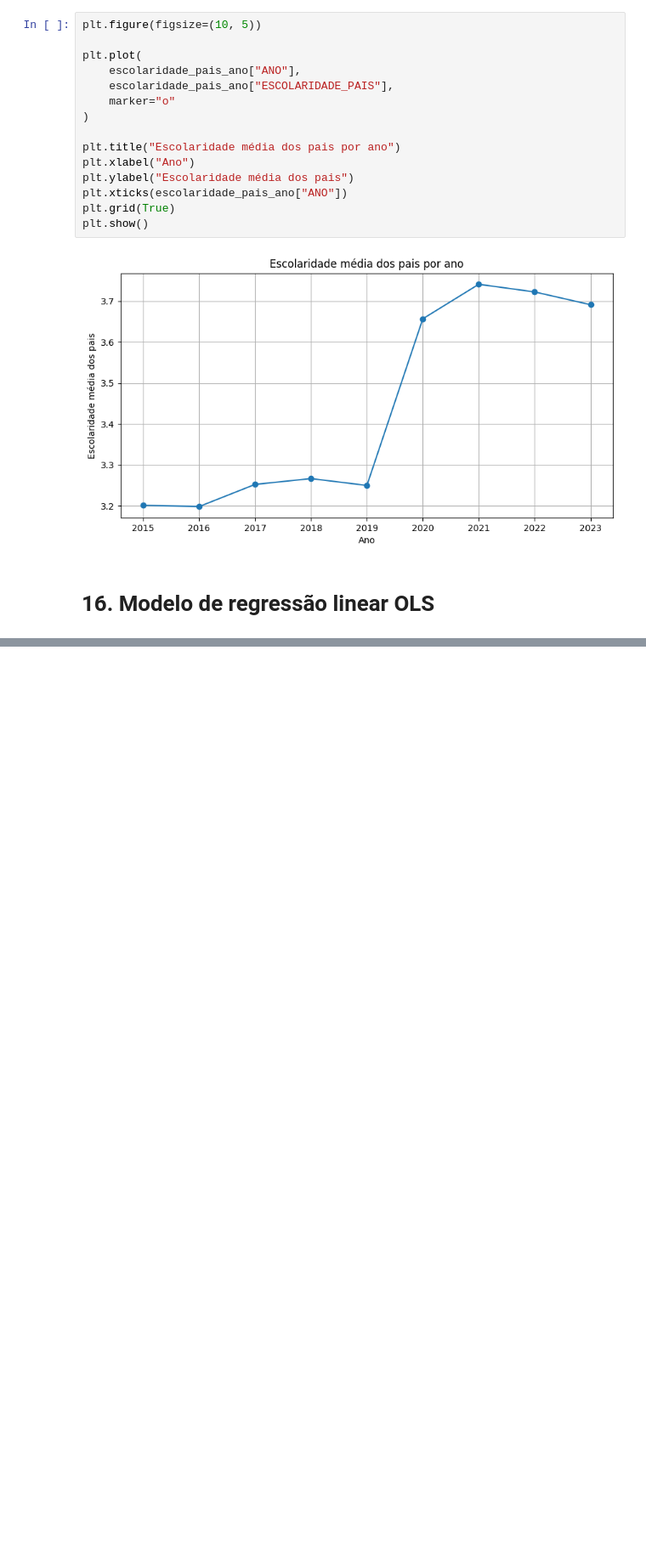
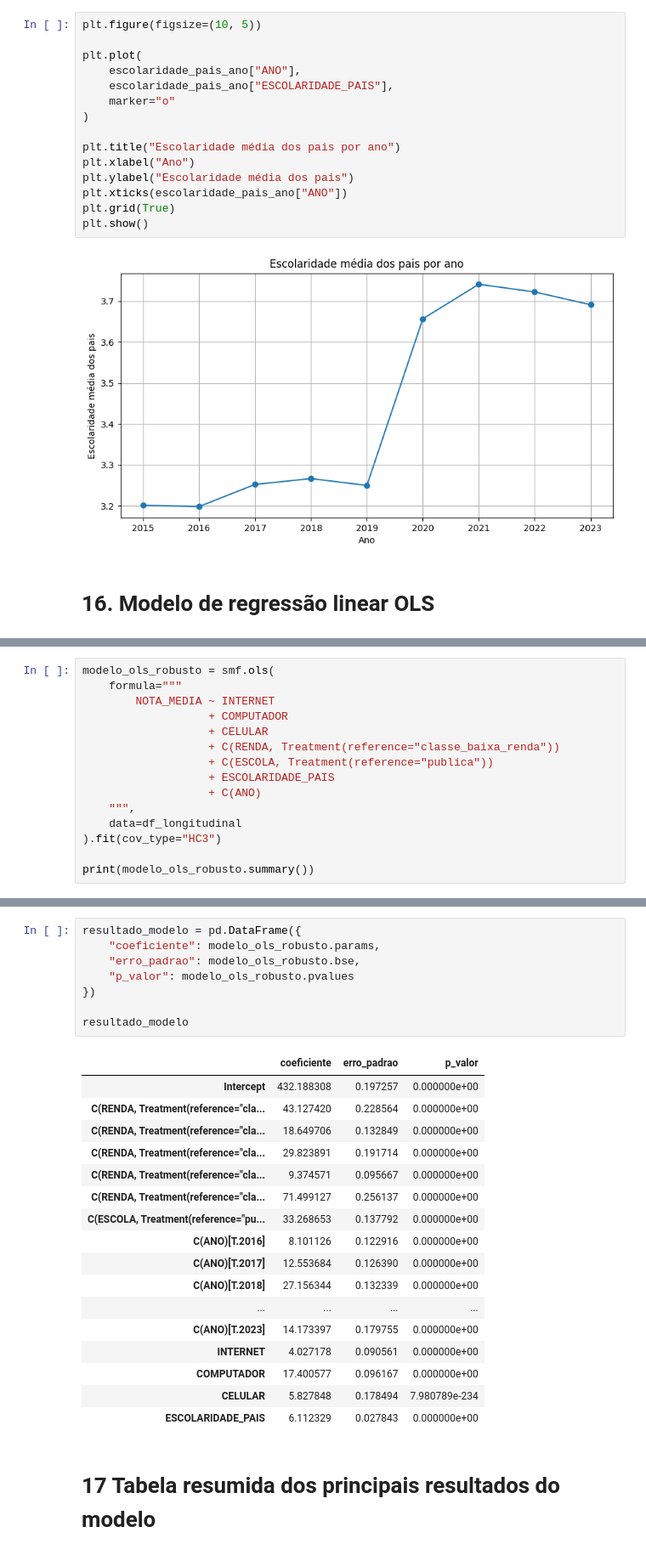
Before and after one commit to Antonio1H/tcc-enem-recursos-digitais, a Jupyter notebook: analiseMicrodadosEnemAnos.ipynb, the cells around one changed output, grey strips where cells are left out. Shown at 85% size. Saved outputs shown, nothing was run; the diff lists cells and outputs as text; blank space fills up the shorter version.

Commit message:
implemtação do modelo e grafics

```diff
--- a/analiseMicrodadosEnemAnos.ipynb
+++ b/analiseMicrodadosEnemAnos.ipynb
@@ -1006,0 +1008,15 @@ plt.show()
+# %%
+modelo_ols_robusto = smf.ols(
+    formula="""
+        NOTA_MEDIA ~ INTERNET
+                   + COMPUTADOR
+                   + CELULAR
+                   + C(RENDA, Treatment(reference="classe_baixa_renda"))
+                   + C(ESCOLA, Treatment(reference="publica"))
+                   + ESCOLARIDADE_PAIS
+                   + C(ANO)
+    """,
+    data=df_longitudinal
+).fit(cov_type="HC3")
+
+print(modelo_ols_robusto.summary())
@@ -1006,0 +1041,28 @@ plt.show()
+# %%
+resultado_modelo = pd.DataFrame({
+    "coeficiente": modelo_ols_robusto.params,
+    "erro_padrao": modelo_ols_robusto.bse,
+    "p_valor": modelo_ols_robusto.pvalues
+})
+
+resultado_modelo
+# %% [output]
+|  | coeficiente | erro_padrao | p_valor |
+| Intercept | 432.188308 | 0.197257 | 0.000000e+00 |
+| C(RENDA, Treatment(reference="cla... | 43.127420 | 0.228564 | 0.000000e+00 |
+| C(RENDA, Treatment(reference="cla... | 18.649706 | 0.132849 | 0.000000e+00 |
+| C(RENDA, Treatment(reference="cla... | 29.823891 | 0.191714 | 0.000000e+00 |
+| C(RENDA, Treatment(reference="cla... | 9.374571 | 0.095667 | 0.000000e+00 |
+| C(RENDA, Treatment(reference="cla... | 71.499127 | 0.256137 | 0.000000e+00 |
+| C(ESCOLA, Treatment(reference="pu... | 33.268653 | 0.137792 | 0.000000e+00 |
+| C(ANO)[T.2016] | 8.101126 | 0.122916 | 0.000000e+00 |
+| C(ANO)[T.2017] | 12.553684 | 0.126390 | 0.000000e+00 |
+| C(ANO)[T.2018] | 27.156344 | 0.132339 | 0.000000e+00 |
+| ... | ... | ... | ... |
+| C(ANO)[T.2023] | 14.173397 | 0.179755 | 0.000000e+00 |
+| INTERNET | 4.027178 | 0.090561 | 0.000000e+00 |
+| COMPUTADOR | 17.400577 | 0.096167 | 0.000000e+00 |
+| CELULAR | 5.827848 | 0.178494 | 7.980789e-234 |
+| ESCOLARIDADE_PAIS | 6.112329 | 0.027843 | 0.000000e+00 |
+# %% [markdown]
+# 17 Tabela resumida dos principais resultados do modelo
```
Also changed, not shown: parts of 14 cells of this notebook.
